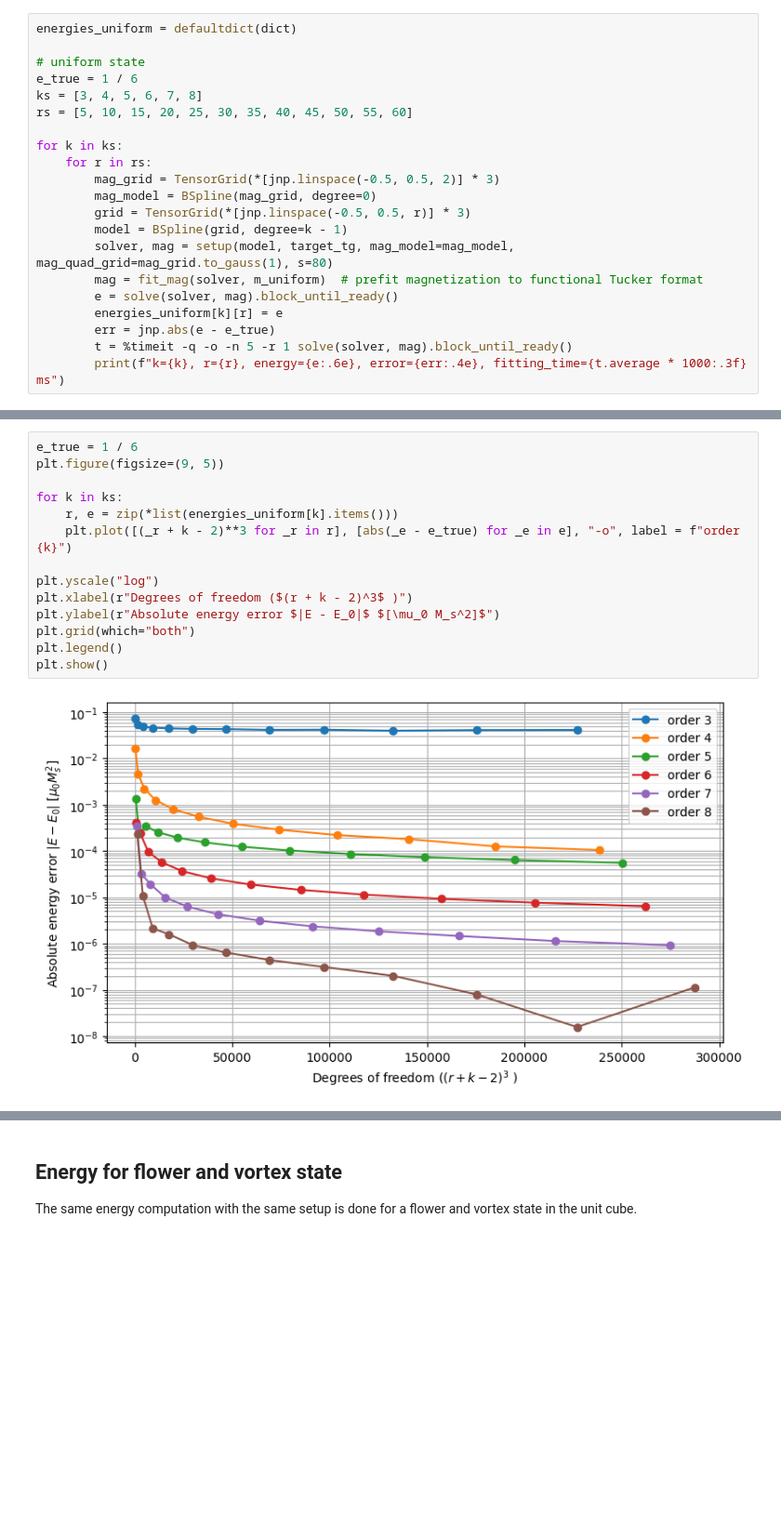
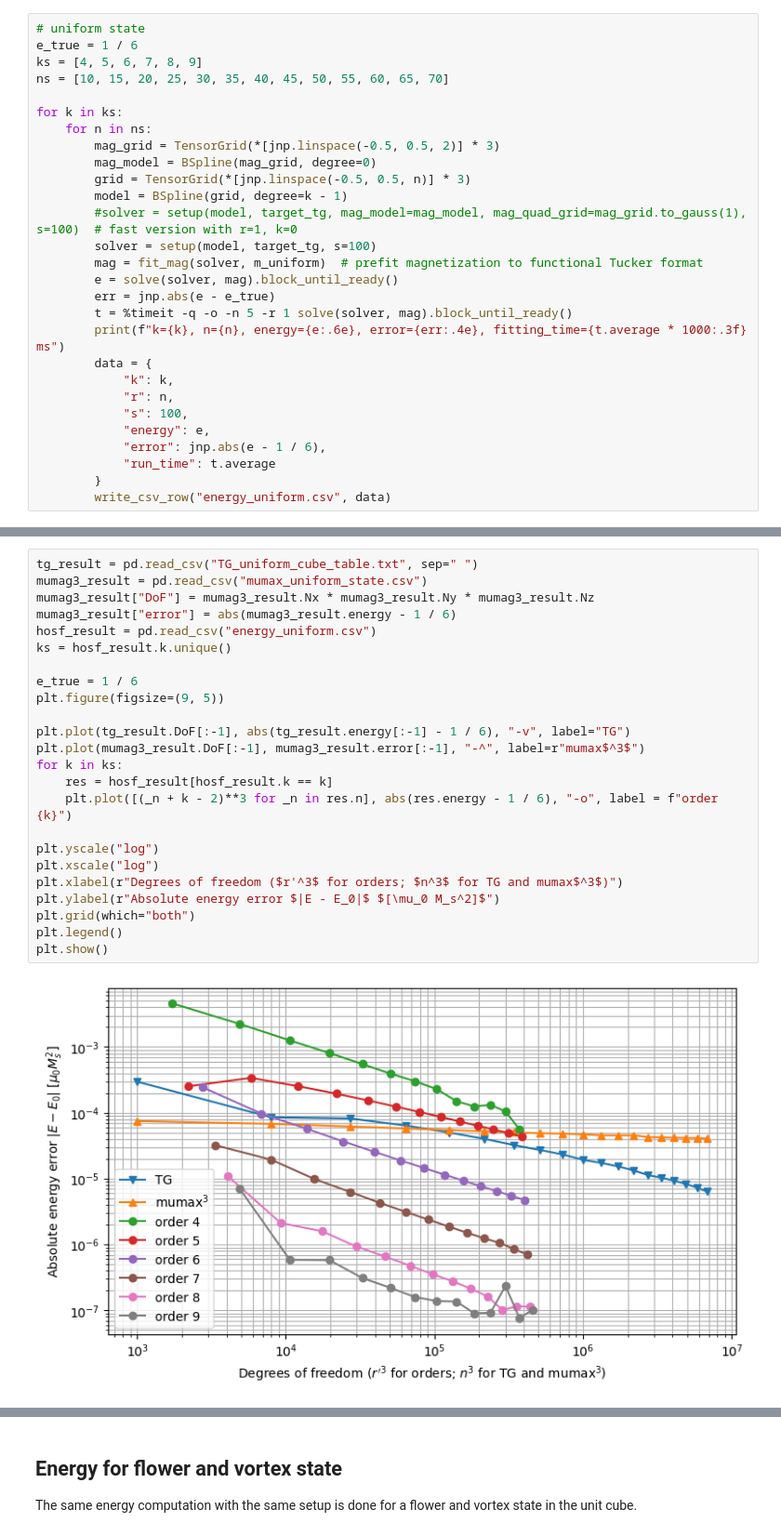
Before and after one commit to schaffer9/ho-stray-field, a Jupyter notebook: examples/energy.ipynb, the cells around one changed output, grey strips where cells are left out. Shown: that part at 93% size. Drawn from its saved outputs; the diff is of its cells as text; blank space fills up the shorter version.

```diff
--- a/examples/energy.ipynb
+++ b/examples/energy.ipynb
@@ -53,22 +55,29 @@ The energy is computed for different ranks $r$ and different B-spline orders $k$
 # %%
-energies_uniform = defaultdict(dict)
-
 # uniform state
 e_true = 1 / 6
-ks = [3, 4, 5, 6, 7, 8]
-rs = [5, 10, 15, 20, 25, 30, 35, 40, 45, 50, 55, 60]
+ks = [4, 5, 6, 7, 8, 9]
+ns = [10, 15, 20, 25, 30, 35, 40, 45, 50, 55, 60, 65, 70]
 
 for k in ks:
-    for r in rs:
+    for n in ns:
         mag_grid = TensorGrid(*[jnp.linspace(-0.5, 0.5, 2)] * 3)
         mag_model = BSpline(mag_grid, degree=0)
-        grid = TensorGrid(*[jnp.linspace(-0.5, 0.5, r)] * 3)
+        grid = TensorGrid(*[jnp.linspace(-0.5, 0.5, n)] * 3)
         model = BSpline(grid, degree=k - 1)
-        solver, mag = setup(model, target_tg, mag_model=mag_model, mag_quad_grid=mag_grid.to_gauss(1), s=80)
+        #solver = setup(model, target_tg, mag_model=mag_model, mag_quad_grid=mag_grid.to_gauss(1), s=100)  # fast version with r=1, k=0
+        solver = setup(model, target_tg, s=100)
         mag = fit_mag(solver, m_uniform)  # prefit magnetization to functional Tucker format
         e = solve(solver, mag).block_until_ready()
-        energies_uniform[k][r] = e
         err = jnp.abs(e - e_true)
         t = %timeit -q -o -n 5 -r 1 solve(solver, mag).block_until_ready()
-        print(f"k={k}, r={r}, energy={e:.6e}, error={err:.4e}, fitting_time={t.average * 1000:.3f} ms")
+        print(f"k={k}, n={n}, energy={e:.6e}, error={err:.4e}, fitting_time={t.average * 1000:.3f} ms")
+        data = {
+            "k": k,
+            "r": n,
+            "s": 100,
+            "energy": e,
+            "error": jnp.abs(e - 1 / 6),
+            "run_time": t.average
+        }
+        write_csv_row("energy_uniform.csv", data)
 # %% [output]
@@ -92,16 +85,26 @@ k=8, r=60, energy=1.666666e-01, error=1.1375e-07, fitting_time=21.943 ms
 # %%
+tg_result = pd.read_csv("TG_uniform_cube_table.txt", sep=" ")
+mumag3_result = pd.read_csv("mumax_uniform_state.csv")
+mumag3_result["DoF"] = mumag3_result.Nx * mumag3_result.Ny * mumag3_result.Nz
+mumag3_result["error"] = abs(mumag3_result.energy - 1 / 6)
+hosf_result = pd.read_csv("energy_uniform.csv")
+ks = hosf_result.k.unique()
+
 e_true = 1 / 6
 plt.figure(figsize=(9, 5))
 
+plt.plot(tg_result.DoF[:-1], abs(tg_result.energy[:-1] - 1 / 6), "-v", label="TG")
+plt.plot(mumag3_result.DoF[:-1], mumag3_result.error[:-1], "-^", label=r"mumax$^3$")
 for k in ks:
-    r, e = zip(*list(energies_uniform[k].items()))
-    plt.plot([(_r + k - 2)**3 for _r in r], [abs(_e - e_true) for _e in e], "-o", label = f"order {k}")
+    res = hosf_result[hosf_result.k == k]
+    plt.plot([(_n + k - 2)**3 for _n in res.n], abs(res.energy - 1 / 6), "-o", label = f"order {k}")
 
 plt.yscale("log")
-plt.xlabel(r"Degrees of freedom ($(r + k - 2)^3$ )")
+plt.xscale("log")
+plt.xlabel(r"Degrees of freedom ($r'^3$ for orders; $n^3$ for TG and mumax$^3$)")
 plt.ylabel(r"Absolute energy error $|E - E_0|$ $[\mu_0 M_s^2]$")
 plt.grid(which="both")
 plt.legend()
 plt.show()
 # %% [output]
-[figure, old version]
+[figure, new version]
```
Also changed, not shown: parts of 23 cells of this notebook, 25 other files.
